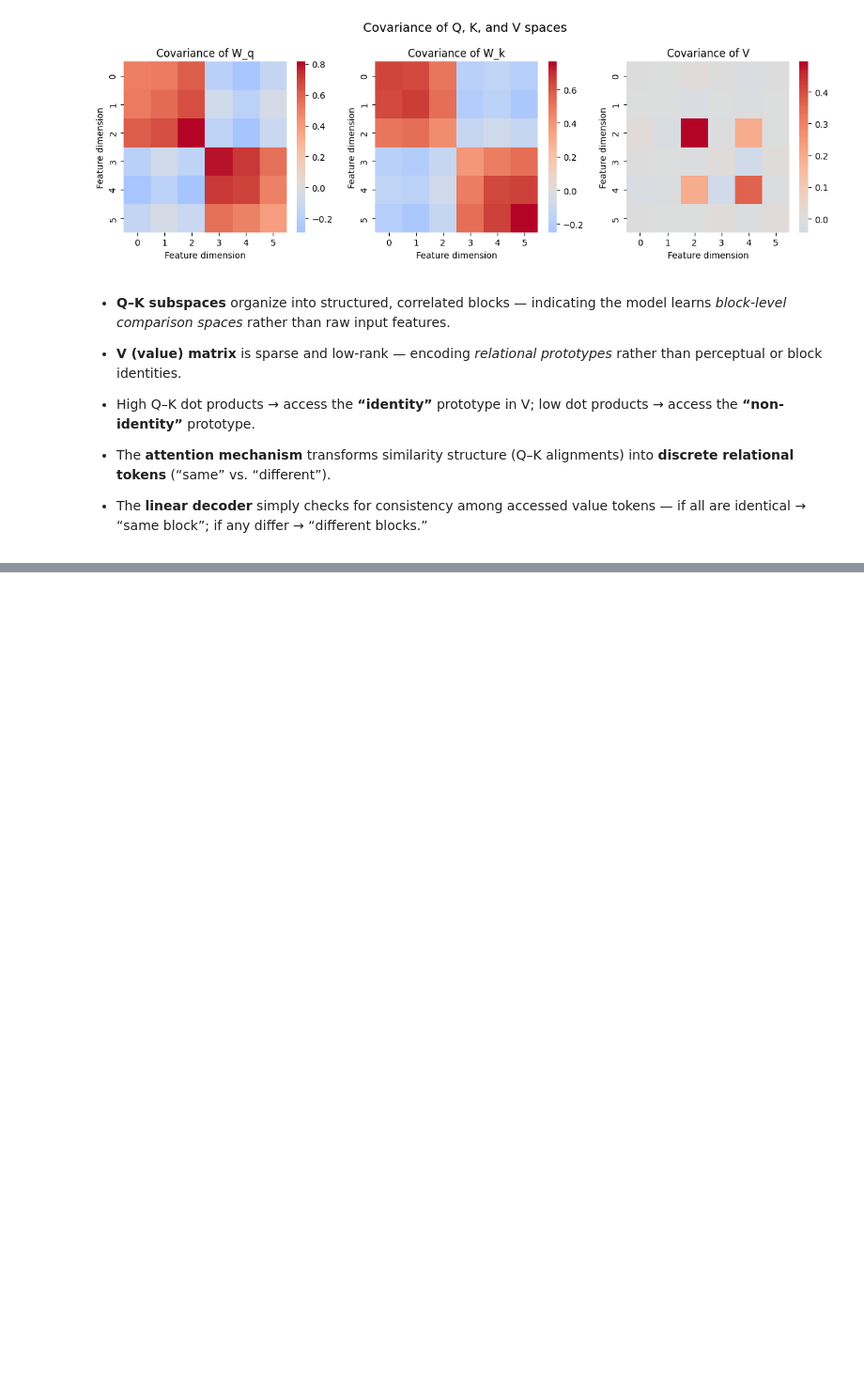
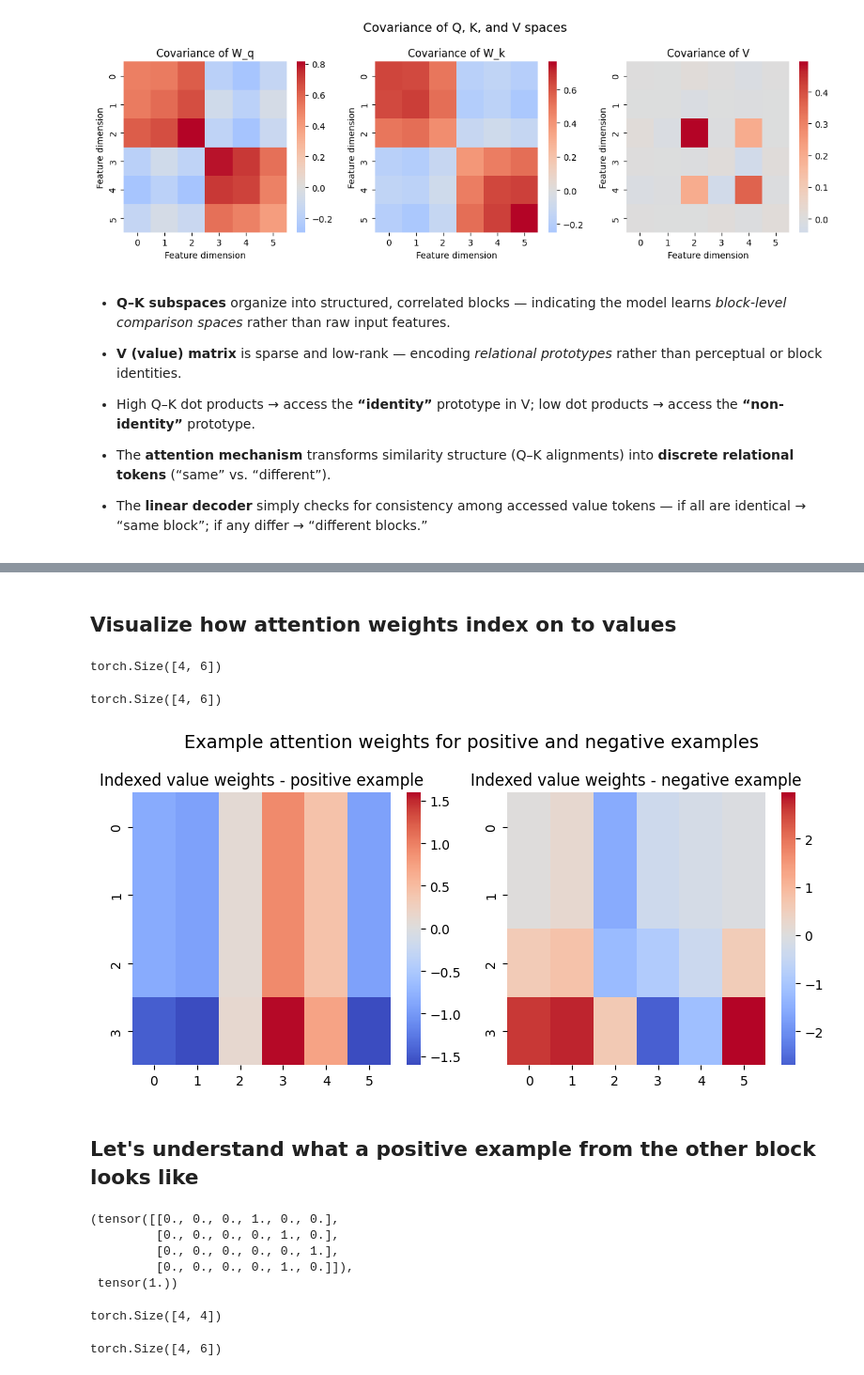
Before and after one commit to keith-murray/relational-attention, a Jupyter notebook: notebooks/block_task/model_analysis.ipynb, the cells around one changed output, grey strips where cells are left out. Shown at 94% size. Cells and saved outputs as stored; diff of their text form; code cells hidden in the pictures; blank space fills up the shorter version.

```diff
--- a/notebooks/block_task/model_analysis.ipynb
+++ b/notebooks/block_task/model_analysis.ipynb
@@ -109,0 +223,47 @@ plt.show()
+# %% [markdown]
+## Visualize how attention weights index on to values
+# %%
+out_positive = attn_weights_pos@V_matrix
+out_positive.shape
+# %% [output]
+torch.Size([4, 6])
+# %%
+out_negative = attn_weights_neg@V_matrix
+out_negative.shape
+# %% [output]
+torch.Size([4, 6])
+# %%
+fig, axes = plt.subplots(1, 2, figsize=(8, 4))
+sns.heatmap(out_positive.detach().numpy(), cmap="coolwarm", center=0, ax=axes[0])
+axes[0].set_title("Indexed value weights - positive example")
+
+sns.heatmap(out_negative.detach().numpy(), cmap="coolwarm", center=0, ax=axes[1])
+axes[1].set_title("Indexed value weights - negative example")
+
+plt.suptitle("Example attention weights for positive and negative examples", fontsize=14)
+plt.tight_layout()
+plt.show()
+# %% [output]
+[figure, added]
+# %% [markdown]
+## Let's understand what a positive example from the other block looks like
+# %%
+dataset.data[1], dataset.labels[1]
+# %% [output]
+(tensor([[0., 0., 0., 1., 0., 0.],
+         [0., 0., 0., 0., 1., 0.],
+         [0., 0., 0., 0., 0., 1.],
+         [0., 0., 0., 0., 1., 0.]]),
+ tensor(1.))
+# %%
+Q = model.attn.W_q(dataset.data[1])
+K = model.attn.W_k(dataset.data[1])
+attn_weights_block2 = torch.matmul(Q, K.transpose(-2, -1)) / (K.size(-1) ** 0.5)  # (B, L, L)
+attn_weights_block2.shape
+# %% [output]
+torch.Size([4, 4])
+# %%
+out_block2 = attn_weights_block2@V_matrix
+out_block2.shape
+# %% [output]
+torch.Size([4, 6])
```
Also changed, not shown: parts of 27 cells of this notebook.
